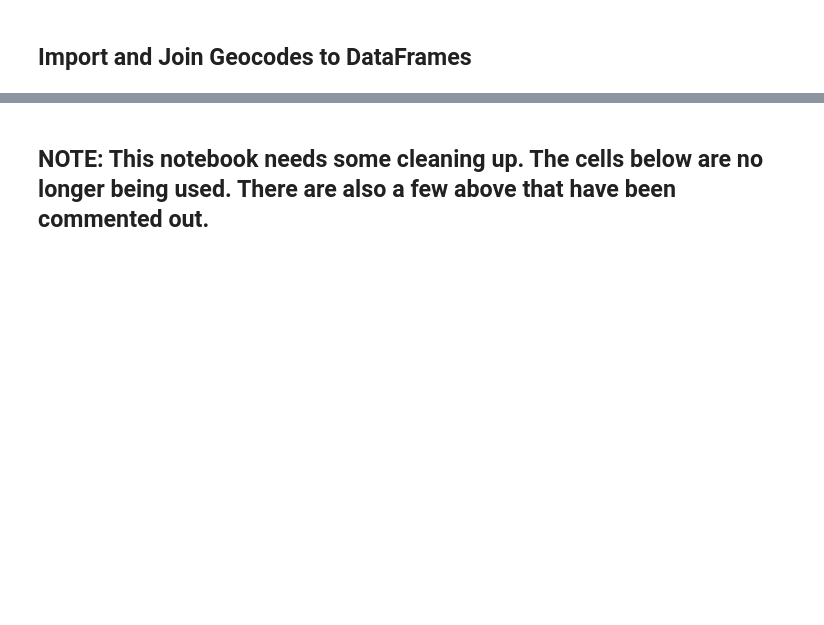
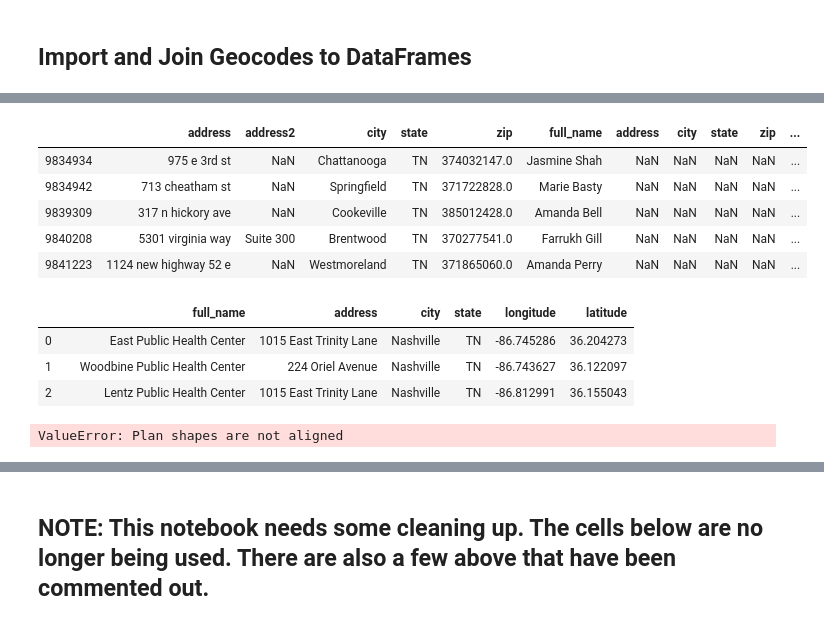
Before and after one commit to landrybutler/da2capstone, a Jupyter notebook: notebooks/01-setup_provider_dataframes.ipynb, the cells around one changed output, grey strips where cells are left out. Cells and saved outputs as stored; diff of their text form; code cells hidden in the pictures; blank space fills up the shorter version.

```diff
--- a/notebooks/01-setup_provider_dataframes.ipynb
+++ b/notebooks/01-setup_provider_dataframes.ipynb
@@ -554,6 +557,36 @@ all_providers.head()
+# %%
+all_providers.tail()
+# %% [output]
+|  | address | address2 | city | state | zip | full_name | address | city | state | zip | ... |
+| 9834934 | 975 e 3rd st | NaN | Chattanooga | TN | 374032147.0 | Jasmine Shah | NaN | NaN | NaN | NaN | ... |
+| 9834942 | 713 cheatham st | NaN | Springfield | TN | 371722828.0 | Marie Basty | NaN | NaN | NaN | NaN | ... |
+| 9839309 | 317 n hickory ave | NaN | Cookeville | TN | 385012428.0 | Amanda Bell | NaN | NaN | NaN | NaN | ... |
+| 9840208 | 5301 virginia way | Suite 300 | Brentwood | TN | 370277541.0 | Farrukh Gill | NaN | NaN | NaN | NaN | ... |
+| 9841223 | 1124 new highway 52 e | NaN | Westmoreland | TN | 371865060.0 | Amanda Perry | NaN | NaN | NaN | NaN | ... |
 # %%
-# NOTE: outpatient_geocoded_addresses does not include the three public clinics in davidson County.
-# I added them manually
-#     42	East Public Health Center	1015 East Trinity Lane	Nashville	TN		Nashville	TN		-86.745286	36.204273
-#     43	Woodbine Public Health Center	224 Oriel Avenue	Nashville	TN		Nashville	TN		-86.743627	36.122097
-#     44	Lentz Public Health Center	2500 Charlotte Avenue	Nashville	TN		Nashville	TN		-86.812991	36.155043
+# NOTE: all_providers does not include the three public clinics in davidson County. I added them manually
+new_names = [['', 'East Public Health Center', '1015 East Trinity Lane', 'Nashville', 'TN', -86.745286, 36.204273],
+             ['', 'Woodbine Public Health Center', '224 Oriel Avenue', 'Nashville', 'TN', -86.743627, 36.122097],
+             ['', 'Lentz Public Health Center', '1015 East Trinity Lane', 'Nashville', 'TN', -86.812991, 36.155043]
+            ]
+
+new_names_df = pd.DataFrame(new_names, columns =['', 'full_name', 'address', 'city','state', 'longitude', 'latitude'])
+
+#confirm add
+new_names_df
+# %% [output]
+|  |  | full_name | address | city | state | longitude | latitude |
+| 0 |  | East Public Health Center | 1015 East Trinity Lane | Nashville | TN | -86.745286 | 36.204273 |
+| 1 |  | Woodbine Public Health Center | 224 Oriel Avenue | Nashville | TN | -86.743627 | 36.122097 |
+| 2 |  | Lentz Public Health Center | 1015 East Trinity Lane | Nashville | TN | -86.812991 | 36.155043 |
+# %%
+# this shoudl give me 2000 rows
+
+
+result = all_providers.append(new_names_df, sort=False)
+
+# pd.concat([df1, s1], axis=1)
+
+result.info()
+# %% [output]
+ValueError: Plan shapes are not aligned
```
Also changed, not shown: parts of 5 cells of this notebook, 1 other file.
